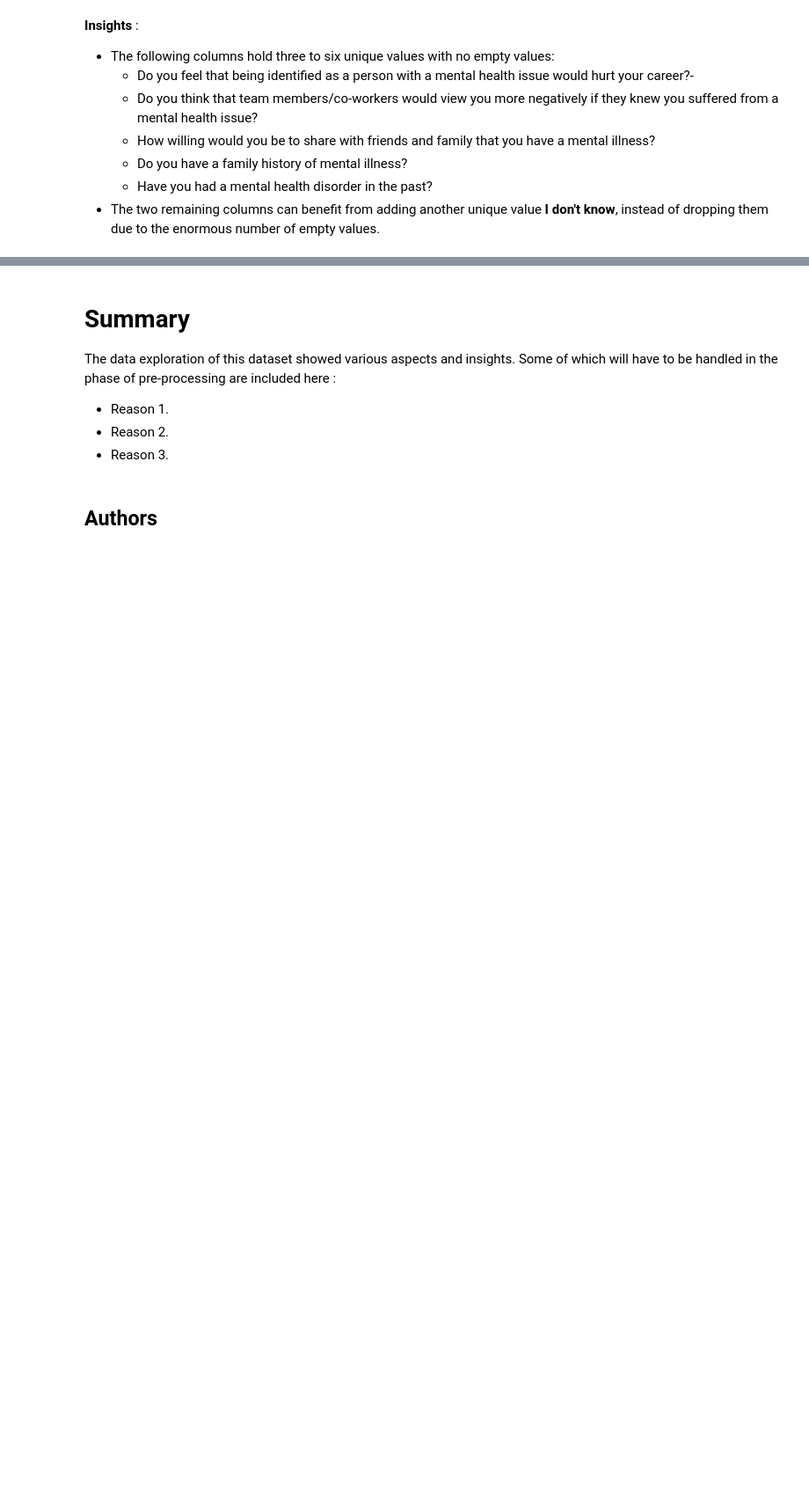
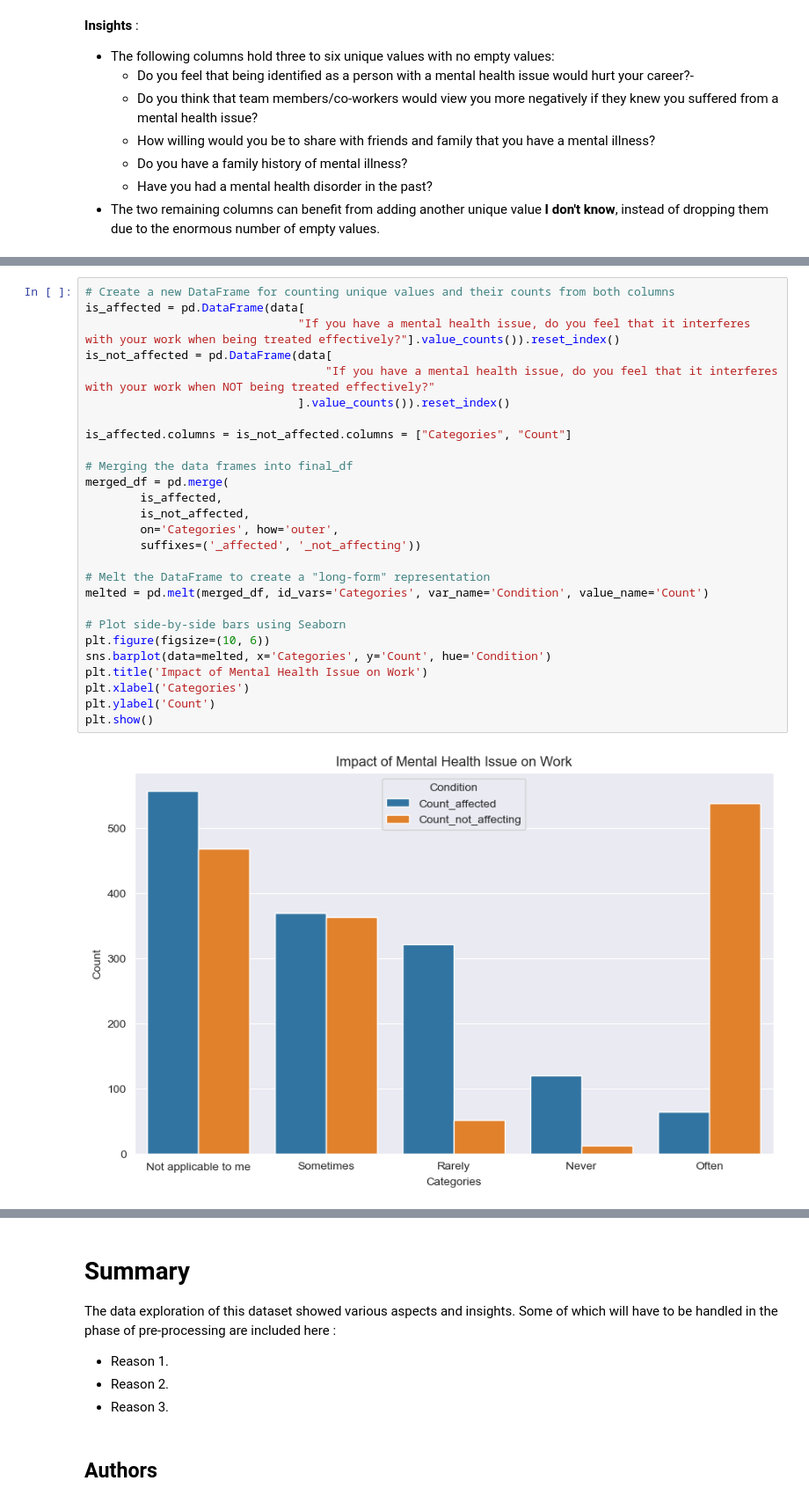
Before and after one commit to Alianger18/Projects_Portfolio, a Jupyter notebook: Project - Clustering/notebooks/MLUSL01.ipynb, the cells around one changed output, grey strips where cells are left out. Shown at 88% size. Drawn from its saved outputs; the diff is of its cells as text; blank space fills up the shorter version.

```diff
--- a/Project - Clustering/notebooks/MLUSL01.ipynb
+++ b/Project - Clustering/notebooks/MLUSL01.ipynb
@@ -558,0 +533,29 @@ fdd
+# %%
+# Create a new DataFrame for counting unique values and their counts from both columns
+is_affected = pd.DataFrame(data[
+                               "If you have a mental health issue, do you feel that it interferes with your work when being treated effectively?"].value_counts()).reset_index()
+is_not_affected = pd.DataFrame(data[
+                                   "If you have a mental health issue, do you feel that it interferes with your work when NOT being treated effectively?"
+                               ].value_counts()).reset_index()
+
+is_affected.columns = is_not_affected.columns = ["Categories", "Count"]
+
+# Merging the data frames into final_df
+merged_df = pd.merge(
+        is_affected,
+        is_not_affected,
+        on='Categories', how='outer',
+        suffixes=('_affected', '_not_affecting'))
+
+# Melt the DataFrame to create a "long-form" representation
+melted = pd.melt(merged_df, id_vars='Categories', var_name='Condition', value_name='Count')
+
+# Plot side-by-side bars using Seaborn
+plt.figure(figsize=(10, 6))
+sns.barplot(data=melted, x='Categories', y='Count', hue='Condition')
+plt.title('Impact of Mental Health Issue on Work')
+plt.xlabel('Categories')
+plt.ylabel('Count')
+plt.show()
+# %% [output]
+[figure, added]
```
Also changed, not shown: parts of 43 cells of this notebook.
